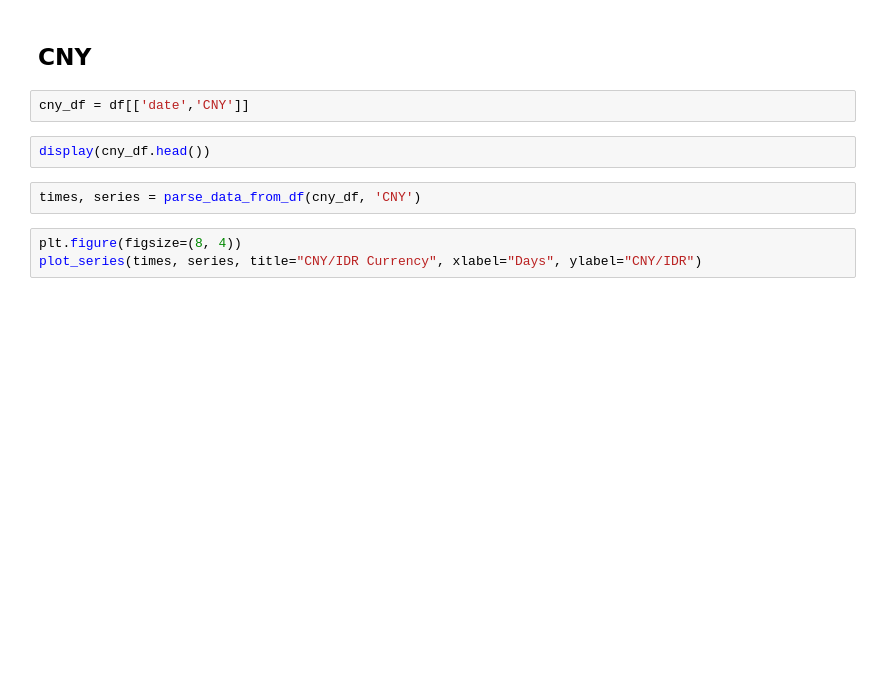
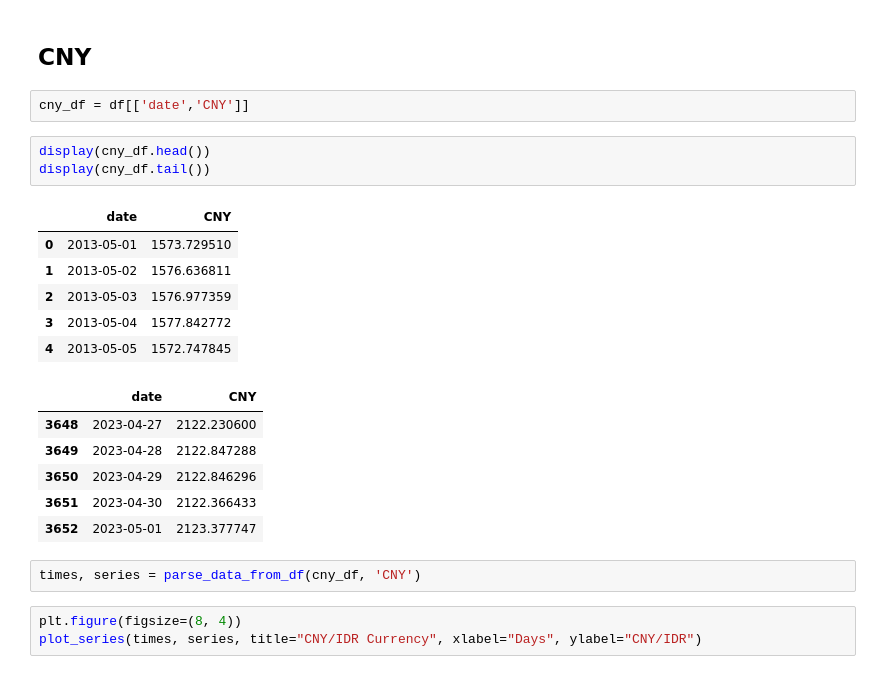
Before and after one commit to C23-PR588/autoforex-machine-learning, a Jupyter notebook: CNY_CAD_MYR_currency.ipynb, the cells around one changed output. Saved outputs shown, nothing was run; the diff lists cells and outputs as text; blank space fills up the shorter version.

```diff
--- a/CNY_CAD_MYR_currency.ipynb
+++ b/CNY_CAD_MYR_currency.ipynb
@@ -56,6 +56,20 @@ SHUFFLE_BUFFER_SIZE = 1000
 cny_df = df[['date','CNY']]
 # %%
 display(cny_df.head())
+display(cny_df.tail())
+# %% [output]
+|  | date | CNY |
+| 0 | 2013-05-01 | 1573.729510 |
+| 1 | 2013-05-02 | 1576.636811 |
+| 2 | 2013-05-03 | 1576.977359 |
+| 3 | 2013-05-04 | 1577.842772 |
+| 4 | 2013-05-05 | 1572.747845 |
+|  | date | CNY |
+| 3648 | 2023-04-27 | 2122.230600 |
+| 3649 | 2023-04-28 | 2122.847288 |
+| 3650 | 2023-04-29 | 2122.846296 |
+| 3651 | 2023-04-30 | 2122.366433 |
+| 3652 | 2023-05-01 | 2123.377747 |
 # %%
 times, series = parse_data_from_df(cny_df, 'CNY')
 # %%
```
Also changed, not shown: parts of 21 cells of this notebook, 5 other files.
